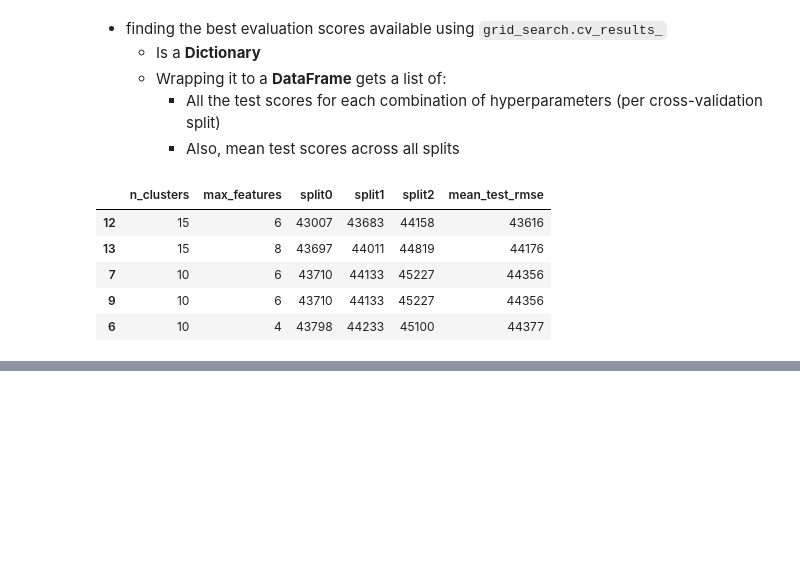
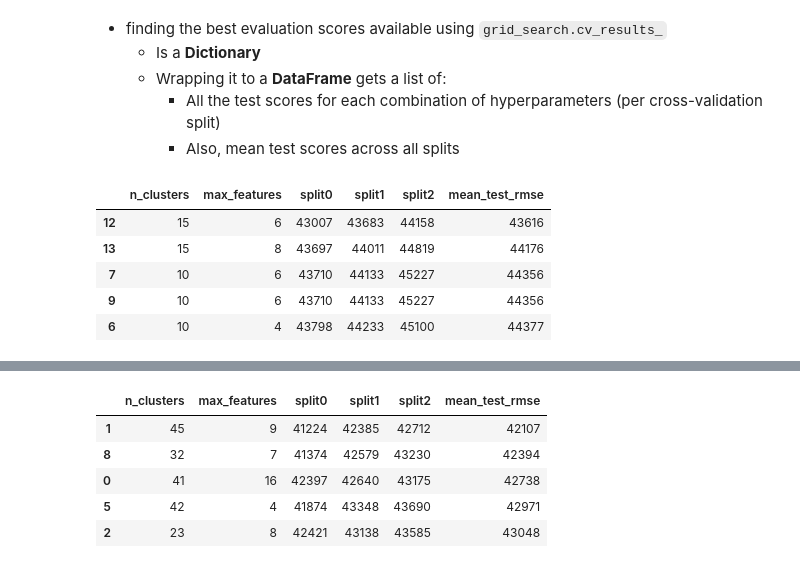
Before and after one commit to matt-chinchilla/Machine-Learning-Repo, a Jupyter notebook: The code/chapter-02-end-to-end-ml/02_end_to_end_machine_learning_project.ipynb, the cells around one changed output, grey strips where cells are left out. Drawn from its saved outputs; the diff is of its cells as text; code cells hidden in the pictures; blank space fills up the shorter version.

```diff
--- a/The code/chapter-02-end-to-end-ml/02_end_to_end_machine_learning_project.ipynb
+++ b/The code/chapter-02-end-to-end-ml/02_end_to_end_machine_learning_project.ipynb
@@ -1511,0 +1576,38 @@ cv_res.head()
+# %%
+# Extra code to display the random search results
+cv_res = pd.DataFrame(rnd_search.cv_results_)
+#    ↳ Now I have a table with every param combo, fold score, mean score, etc.
+
+# Sort rows so the best mean test score is first
+cv_res.sort_values(
+    by="mean_test_score",   # column to sort on
+    ascending=False,        # highest scores at top
+    inplace=True            # modify the table in-place
+)
+# Select only the hyperparameters + test scores I want to se
+cv_res = cv_res[
+    [
+        "param_preprocessing__geo__n_clusters",
+        "param_random_forest__max_features",
+        "split0_test_score",
+        "split1_test_score",
+        "split2_test_score",
+        "mean_test_score",
+    ]
+]
+# Rename to shorter, clearer column names
+cv_res.columns = ["n_clusters", "max_features"] + score_cols # Split0 == Fold0 (trains on 2 folds, tests on 1 fold, repeats 3 times)
+
+# Convert from neg-RMSE ⇒ Positive RMSE ⇒ Round ⇒ Cast to INT
+cv_res[score_cols] = -cv_res[score_cols].round().astype(np.int64)
+
+# Display
+cv_res.head()
+# Trial Index | n_clusters (how many to form for K-Means) | max_features (how many Column-labels in SQL) each tree in the forest should consider | Fold0 | Fold1 | Fold2 | mean_test_score of how far away (on average) my predictions are from the actual values
+# %% [output]
+|  | n_clusters | max_features | split0 | split1 | split2 | mean_test_rmse |
+| 1 | 45 | 9 | 41224 | 42385 | 42712 | 42107 |
+| 8 | 32 | 7 | 41374 | 42579 | 43230 | 42394 |
+| 0 | 41 | 16 | 42397 | 42640 | 43175 | 42738 |
+| 5 | 42 | 4 | 41874 | 43348 | 43690 | 42971 |
+| 2 | 23 | 8 | 42421 | 43138 | 43585 | 43048 |
```
Also changed, not shown: parts of 25 cells of this notebook, 2 other files.
